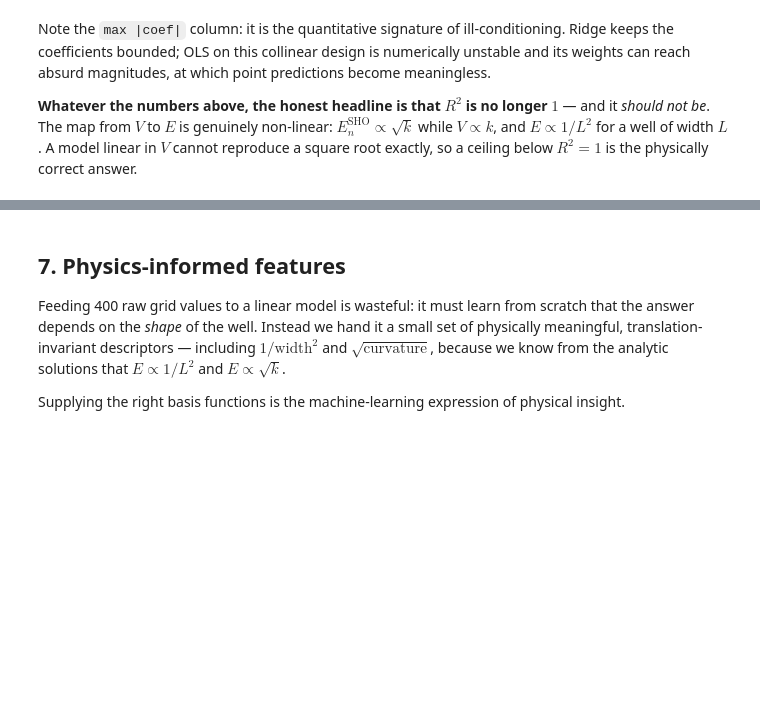
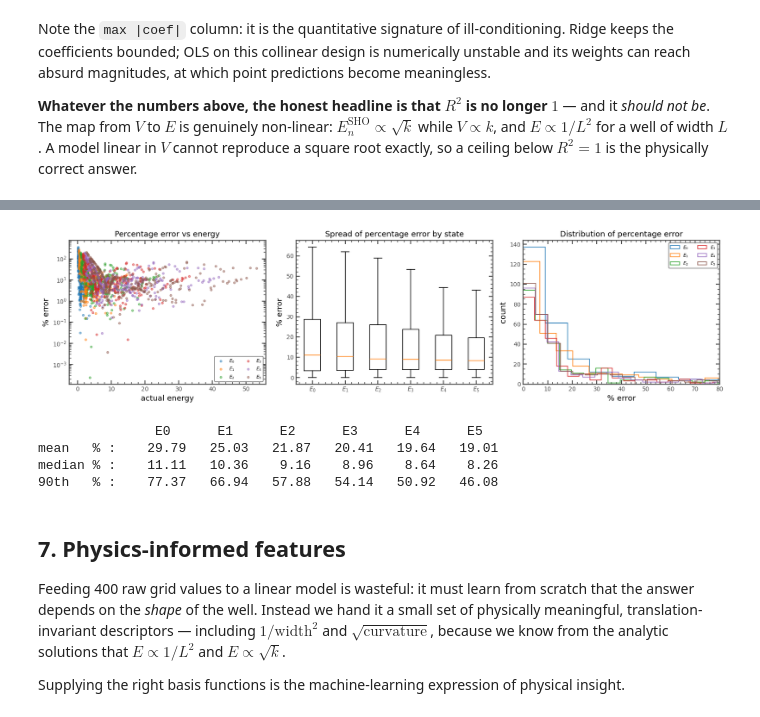
Before and after one commit to navgaur/SP-QM_ML-2025, a Jupyter notebook: QM_ML_update.ipynb, the cells around one changed output, grey strips where cells are left out. Drawn from its saved outputs; the diff is of its cells as text; code cells hidden in the pictures; blank space fills up the shorter version.

```diff
--- a/QM_ML_update.ipynb
+++ b/QM_ML_update.ipynb
@@ -549,3 +558,33 @@ plt.tight_layout(); plt.show()
+# %%
+fig, axes = plt.subplots(1, 3, figsize=(15, 4))
+
+for n in range(N_STATES):
+    axes[0].scatter(Y_test[:, n], pct_err[:, n], s=10, alpha=0.45, label=f"$E_{n}$")
+axes[0].set_xlabel("actual energy"); axes[0].set_ylabel("% error")
+axes[0].set_yscale("log"); axes[0].set_title("Percentage error vs energy")
+axes[0].legend(fontsize=7, ncol=2)
+
+axes[1].boxplot([pct_err[:, n] for n in range(N_STATES)],
+                tick_labels=[f"$E_{n}$" for n in range(N_STATES)], showfliers=False)
+axes[1].set_ylabel("% error"); axes[1].set_title("Spread of percentage error by state")
+
+for n in range(N_STATES):
+    axes[2].hist(pct_err[:, n], bins=40, histtype="step", lw=1.5, label=f"$E_{n}$")
+axes[2].set_xlabel("% error"); axes[2].set_ylabel("count"); axes[2].set_xlim(0, 80)
+axes[2].set_title("Distribution of percentage error"); axes[2].legend(fontsize=7, ncol=2)
+
+plt.tight_layout(); plt.show()
+
+print("           " + "".join(f"    E{n}  " for n in range(N_STATES)))
+print("mean   % : " + "".join(f"{v:8.2f}" for v in pct_err.mean(0)))
+print("median % : " + "".join(f"{v:8.2f}" for v in np.median(pct_err, 0)))
+print("90th   % : " + "".join(f"{v:8.2f}" for v in np.percentile(pct_err, 90, axis=0)))
+# %% [output]
+[figure, added]
+               E0      E1      E2      E3      E4      E5
+mean   % :    29.79   25.03   21.87   20.41   19.64   19.01
+median % :    11.11   10.36    9.16    8.96    8.64    8.26
+90th   % :    77.37   66.94   57.88   54.14   50.92   46.08
 # %% [markdown]
 ## 7. Physics-informed features
 
```
Also changed, not shown: parts of 3 cells of this notebook.
